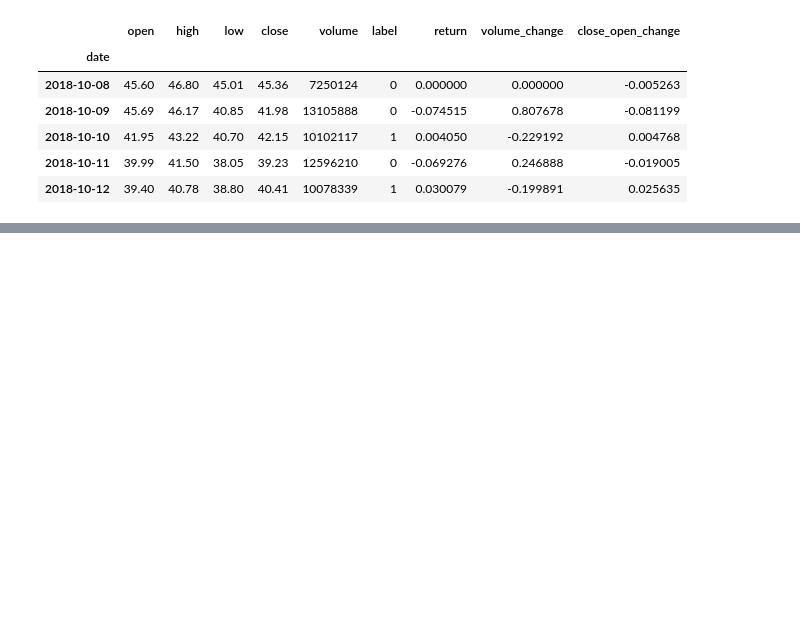
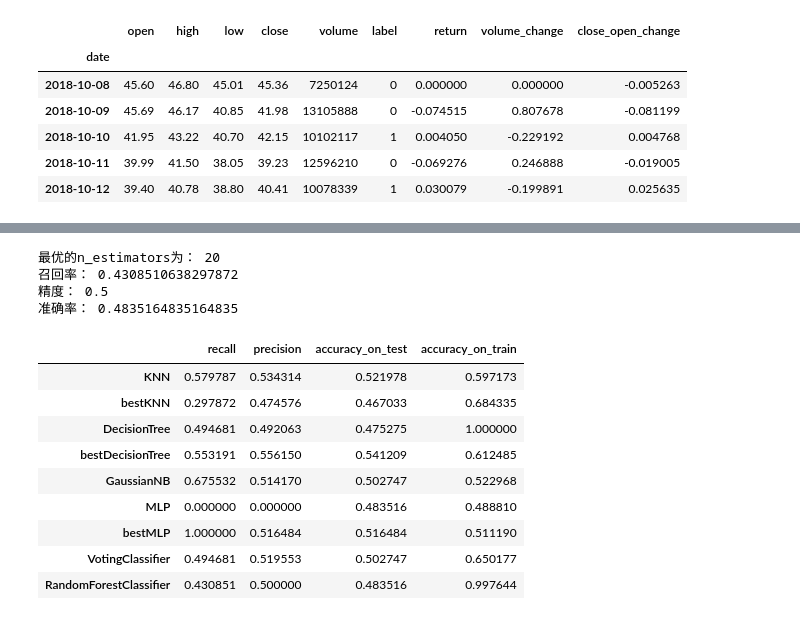
Before and after one commit to sfcs0311/AllThings, a Jupyter notebook: 大数据/大作业/main.ipynb, the cells around one changed output, grey strips where cells are left out. Drawn from its saved outputs; the diff is of its cells as text; code cells hidden in the pictures; blank space fills up the shorter version.

```diff
--- a/大数据/大作业/main.ipynb
+++ b/大数据/大作业/main.ipynb
@@ -189,6 +214,9 @@ train_x = X[:int(len(X) * 0.7)]
 train_y = y[:int(len(y) * 0.7)]
 test_x = X[int(len(X) * 0.7):]
 test_y = y[int(len(y) * 0.7):]
+# %%
+# 储存结果
+compare = pd.DataFrame(columns=['recall', 'precision', 'accuracy_on_test', 'accuracy_on_train'])
 # %%
 # KNN
 from sklearn.neighbors import KNeighborsClassifier
@@ -214,8 +318,15 @@ y_pred = dtc.predict(test_x)
 # 朴素贝叶斯
 from sklearn.naive_bayes import GaussianNB
 
+# 训练模型
 gnb = GaussianNB()
 gnb.fit(train_x, train_y)
 y_pred = gnb.predict(test_x)
-(y_pred == test_y).sum() / len(test_y)
+
+# 计算召回率、精度、准确率
+compare.loc['GaussianNB'] = [recall_score(test_y, y_pred), precision_score(test_y, y_pred),
+                             accuracy_score(test_y, y_pred), accuracy_score(train_y, gnb.predict(train_x))]
+print('召回率：', recall_score(test_y, y_pred))
+print('精度：', precision_score(test_y, y_pred))
+print('准确率：', accuracy_score(test_y, y_pred))
 # %% [output]
@@ -224,8 +340,15 @@ y_pred = gnb.predict(test_x)
 # 人工神经网络
 from sklearn.neural_network import MLPClassifier
 
+# 训练模型
 mlp = MLPClassifier(activation='relu',learning_rate='adaptive',max_iter=1000,hidden_layer_sizes=(100,10))
 mlp.fit(train_x, train_y)
 y_pred = mlp.predict(test_x)
-(y_pred == test_y).sum() / len(test_y)
+
+# 计算召回率、精度、准确率
+compare.loc['MLP'] = [recall_score(test_y, y_pred), precision_score(test_y, y_pred),
+                      accuracy_score(test_y, y_pred), accuracy_score(train_y, mlp.predict(train_x))]
+print('召回率：', recall_score(test_y, y_pred))
+print('精度：', precision_score(test_y, y_pred))
+print('准确率：', accuracy_score(test_y, y_pred))
 # %% [output]
@@ -232,0 +429,40 @@ y_pred = mlp.predict(test_x)
+# %%
+# 随机森林
+from sklearn.ensemble import RandomForestClassifier
+
+# 利用网格搜索寻找最优的参数
+# 设置需要搜索的参数
+params_grid = {'n_estimators': range(1, 100)}
+# 设置网格搜索
+grid = GridSearchCV(RandomForestClassifier(), params_grid, cv=10, scoring='accuracy')
+# 训练模型
+grid.fit(train_x, train_y)
+# 输出最优的参数
+print('最优的n_estimators为：', grid.best_params_['n_estimators'])
+# 预测结果
+y_pred = grid.predict(test_x)
+
+# 计算召回率、精度、准确率
+compare.loc['RandomForestClassifier'] = [recall_score(test_y, y_pred), precision_score(test_y, y_pred),
+                                         accuracy_score(test_y, y_pred), accuracy_score(train_y, grid.predict(train_x))]
+print('召回率：', recall_score(test_y, y_pred))
+print('精度：', precision_score(test_y, y_pred))
+print('准确率：', accuracy_score(test_y, y_pred))
+# %% [output]
+最优的n_estimators为： 20
+召回率： 0.4308510638297872
+精度： 0.5
+准确率： 0.4835164835164835
+# %%
+compare
+# %% [output]
+|  | recall | precision | accuracy_on_test | accuracy_on_train |
+| KNN | 0.579787 | 0.534314 | 0.521978 | 0.597173 |
+| bestKNN | 0.297872 | 0.474576 | 0.467033 | 0.684335 |
+| DecisionTree | 0.494681 | 0.492063 | 0.475275 | 1.000000 |
+| bestDecisionTree | 0.553191 | 0.556150 | 0.541209 | 0.612485 |
+| GaussianNB | 0.675532 | 0.514170 | 0.502747 | 0.522968 |
+| MLP | 0.000000 | 0.000000 | 0.483516 | 0.488810 |
+| bestMLP | 1.000000 | 0.516484 | 0.516484 | 0.511190 |
+| VotingClassifier | 0.494681 | 0.519553 | 0.502747 | 0.650177 |
+| RandomForestClassifier | 0.430851 | 0.500000 | 0.483516 | 0.997644 |
```
Also changed, not shown: parts of 20 cells of this notebook, 1 other file.
